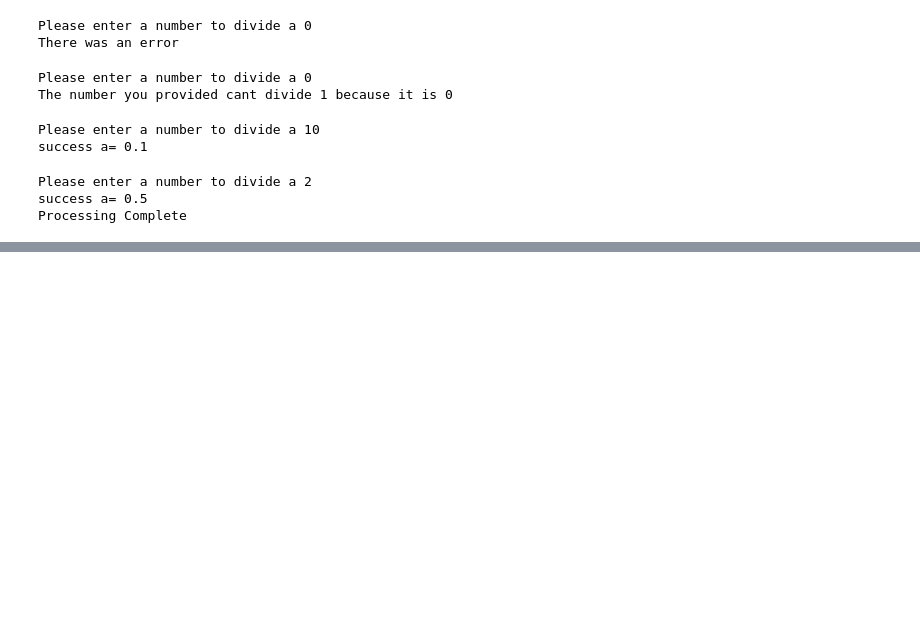
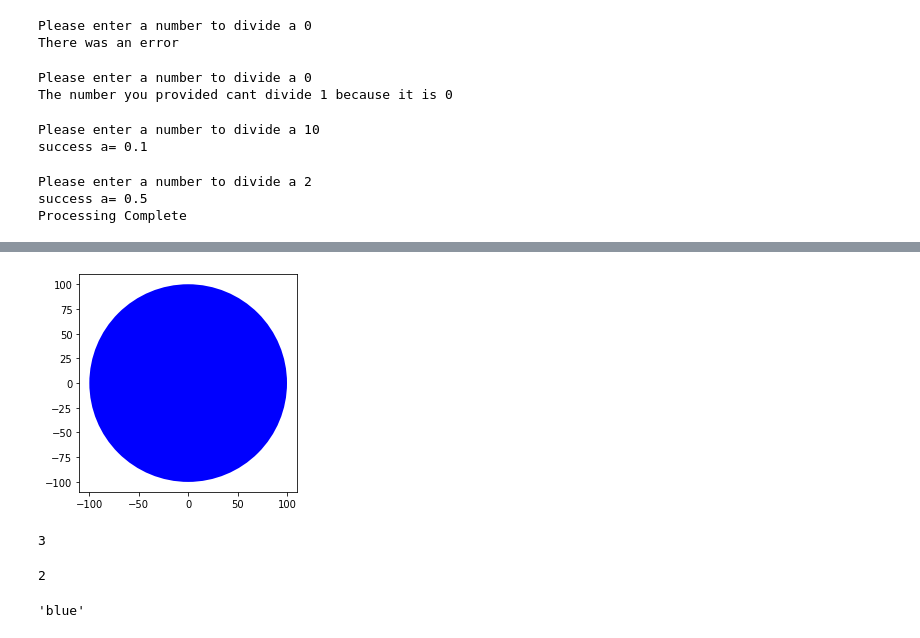
Before and after one commit to PosgradoMNA/actividades-de-aprendizaje-fco-parga, a Jupyter notebook: IBM_Modulo_03.ipynb, the cells around one changed output, grey strips where cells are left out. Saved outputs shown, nothing was run; the diff lists cells and outputs as text; code cells hidden in the pictures; blank space fills up the shorter version.

```diff
--- a/IBM_Modulo_03.ipynb
+++ b/IBM_Modulo_03.ipynb
@@ -857,0 +932,2 @@ Processing Complete
+# %%
+BlueCircle = Circle(radius=100)
@@ -857,0 +942,4 @@ Processing Complete
+# %%
+BlueCircle.drawCircle()
+# %% [output]
+[figure, added]
@@ -857,0 +962,12 @@ Processing Complete
+# %%
+SkinnyBlueRectangle.height
+# %% [output]
+3
+# %%
+SkinnyBlueRectangle.width
+# %% [output]
+2
+# %%
+SkinnyBlueRectangle.color
+# %% [output]
+'blue'
```
Also changed, not shown: parts of 24 cells of this notebook.
